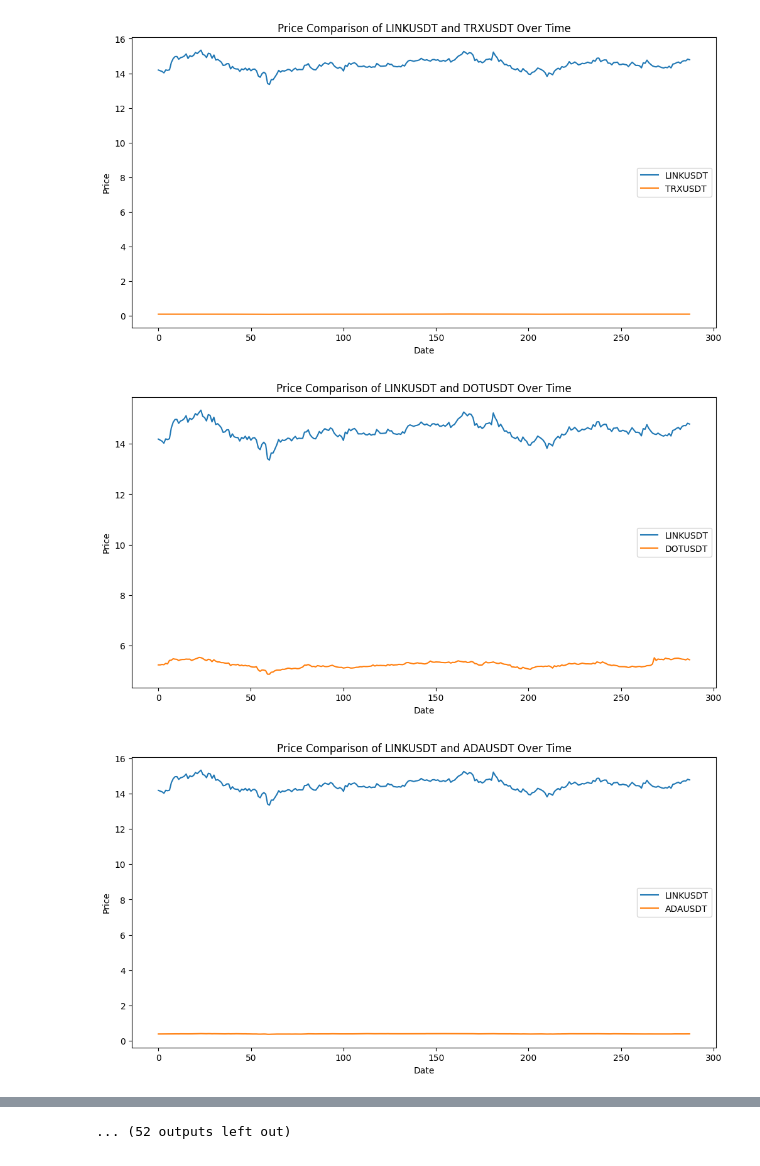
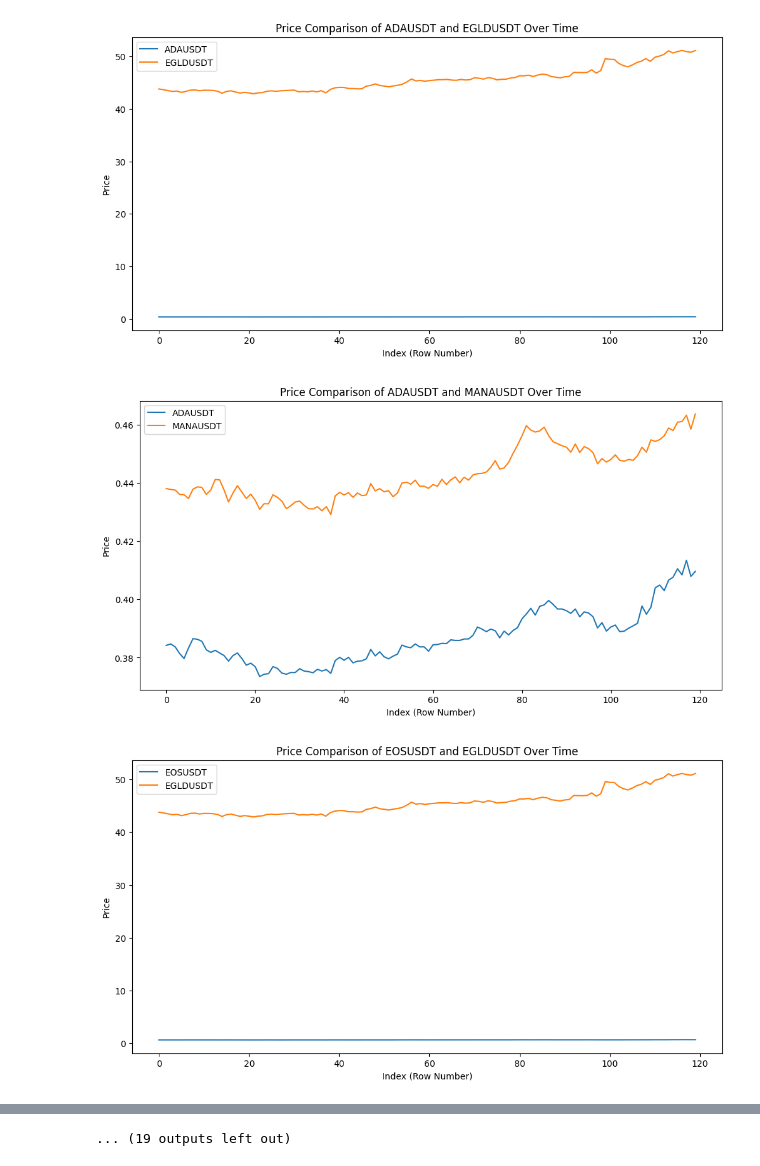
Before and after one commit to atlas-finance-io/atlas_trade, a Jupyter notebook: src/strategies/statistical_arbitrage_crypto/find_cointegration_crypto.ipynb, the cells around one changed output, grey strips where cells are left out. Drawn from its saved outputs; the diff is of its cells as text; code cells hidden in the pictures.

```diff
--- a/src/strategies/statistical_arbitrage_crypto/find_cointegration_crypto.ipynb
+++ b/src/strategies/statistical_arbitrage_crypto/find_cointegration_crypto.ipynb
@@ -58,13 +58,12 @@ combined_prices_df = pd.DataFrame()
 for symbol in futures_pairs:
 
     # Fetch the data
-    prices = fetch_prices(binance, symbol, 12)
+    prices = fetch_prices(binance, symbol, 120)
 
     # Add this ETF's adjusted close prices to the combined DataFrame
     combined_prices_df[symbol] = prices['close']
 
-# Drop rows with any NaN values to ensure all series are aligned
-combined_prices_df.dropna(inplace=True)
+
 
 combined_prices_df.to_csv("futures_prices.csv", index=True)
 # %%
@@ -114,19 +113,42 @@ print(cointegrated_pairs)
 # %%
+# Short Term more recent cointegration check
+recent_number_of_bars = 120
+recent_cointegration_pairs = []
+
 for pair in cointegrated_pairs:
-    prices_one = combined_prices_df[pair[0]]
-    prices_two = combined_prices_df[pair[1]]
+    prices_one = combined_prices_df[pair[0]].tail(recent_number_of_bars)
+    prices_two = combined_prices_df[pair[1]].tail(recent_number_of_bars)
 
-    # Plotting
-    plt.figure(figsize=(12, 6))
-    plt.plot(prices.index, prices_one, label=pair[0])
-    plt.plot(prices.index, prices_two, label=pair[1])
+    if len(prices_one) != len(prices_two):
+        print(f"Mismatch for pairs: {prices_one} and {prices_two}")
+        continue
 
-    # Adding labels and title
-    plt.xlabel('Date')
-    plt.ylabel('Price')
-    plt.title(f'Price Comparison of {pair[0]} and {pair[1]} Over Time')
-    plt.legend()
+    result = coint(prices_one, prices_two)
+    score = result[0]
+    pvalue = result[1]
 
-    # Display the plot
-    plt.show()
+    if pvalue < 0.05:
+
+        prices_one = prices_one.reset_index(drop=True)
+        prices_two = prices_two.reset_index(drop=True)
+
+        # Combine into a single DataFrame
+        combined_df = pd.DataFrame({pair[0]: prices_one, pair[1]: prices_two})
+
+        # Plotting
+        plt.figure(figsize=(12, 6))
+        plt.plot(combined_df[pair[0]], label=pair[0])
+        plt.plot(combined_df[pair[1]], label=pair[1])
+
+        # Adding labels and title
+        plt.xlabel('Index (Row Number)')
+        plt.ylabel('Price')
+        plt.title(f'Price Comparison of {pair[0]} and {pair[1]} Over Time')
+        plt.legend()
+
+        # Display the plot
+        plt.show()
+        recent_cointegration_pairs.append((pair[0], pair[1]))
+
+print(recent_cointegration_pairs)
 # %% [output]
@@ -135,3 +157,3 @@ for pair in cointegrated_pairs:
-[figure, old version]
+[figure, new version]
-[figure, old version]
+[figure, new version]
-[figure, old version]
+[figure, new version]
@@ -145 +167 @@ for pair in cointegrated_pairs:
-... (52 outputs left out)
+... (19 outputs left out)
```
Also changed, not shown: parts of 2 cells of this notebook, 9 other files.
